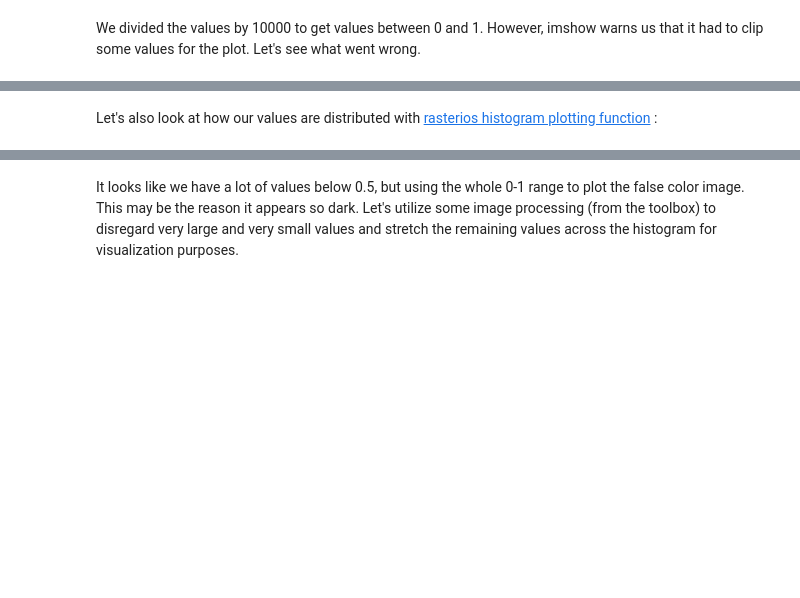
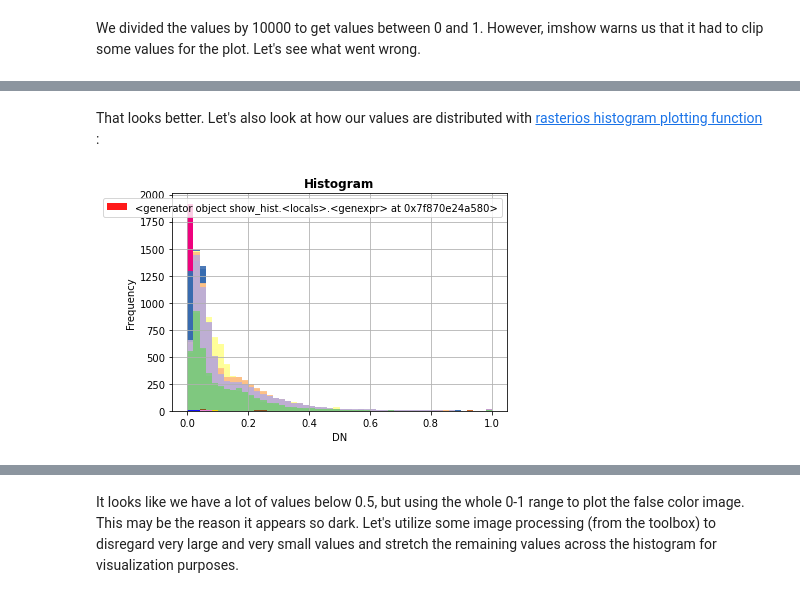
Before and after one commit to csc-training/PythonGIS_CSC, a Jupyter notebook: Raster/Seurasaari_trees.ipynb, the cells around one changed output, grey strips where cells are left out. Drawn from its saved outputs; the diff is of its cells as text; code cells hidden in the pictures; blank space fills up the shorter version.

Commit message:
raster intro and tyu added

```diff
--- a/Raster/Seurasaari_trees.ipynb
+++ b/Raster/Seurasaari_trees.ipynb
@@ -135,2 +178,3 @@ print(np.nanmin(red), '-', np.nanmax(red), 'mean:', np.nanmean(red))
 # %% [markdown]
+That looks better.
 Let's also look at how our values are distributed with [rasterios histogram plotting function](https://rasterio.readthedocs.io/en/latest/api/rasterio.plot.html#rasterio.plot.show_hist) :
@@ -137,7 +184,6 @@ Let's also look at how our values are distributed with [rasterios histogram plot
 # %%
-#use rasterio show_hist
-from rasterio.plot import show_hist
+# and plot the histogram
 
-
-show_hist(stack, bins=50, lw=0, stacked=False, alpha=0.2,
-      histtype='stepfilled', label = ['nir','red','green'])
+show_hist(stack, bins=50, lw=0, stacked=False, alpha=0.9,histtype='stepfilled')
+# %% [output]
+[figure, added]
```
Also changed, not shown: parts of 42 cells of this notebook, 4 other files.
